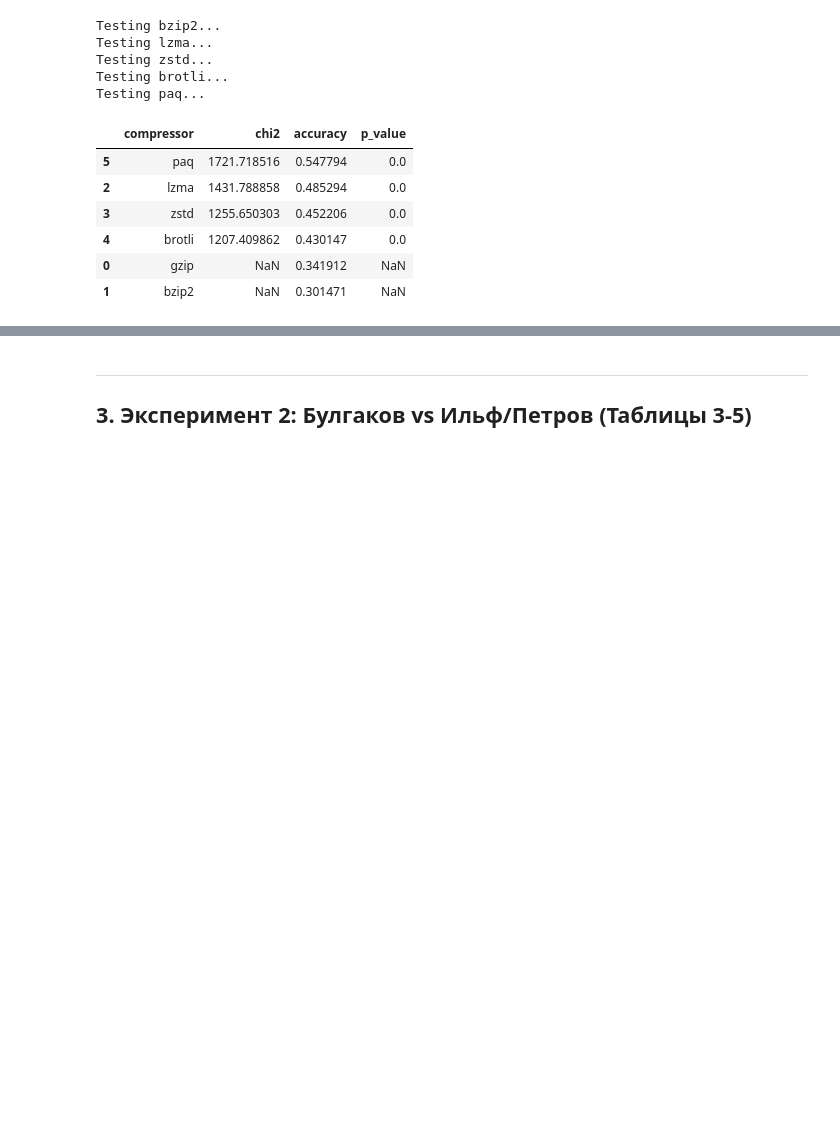
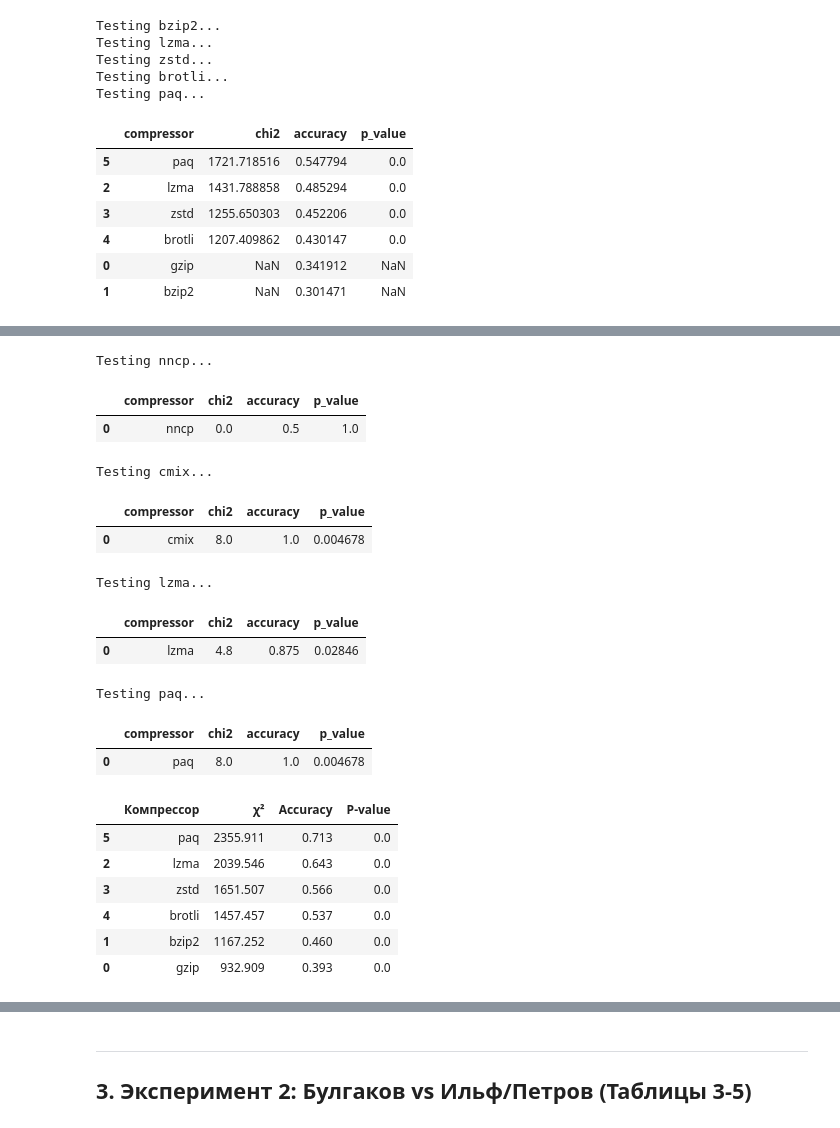
Before and after one commit to revlze/compression-authorship, a Jupyter notebook: experiments.ipynb, the cells around one changed output, grey strips where cells are left out. Saved outputs shown, nothing was run; the diff lists cells and outputs as text; code cells hidden in the pictures; blank space fills up the shorter version.

Commit message:
feat+refactor: refactor implementaion of compressor_comparison

```diff
--- a/experiments.ipynb
+++ b/experiments.ipynb
@@ -217,0 +270,77 @@ Testing paq...
+# %%
+def compare_compressors(authors, preprocess_type, n_slices, compression_types):
+    results = []
+    compressor_levels = {
+        'gzip': 5, 'bzip2': 5, 'lzma': 5,
+        'zstd': 9, 'brotli': 5, 'paq': 1,
+
+        'cmix': 1,'nncp': 3
+    }
+    for compressor, lvl in compressor_levels.items():
+        if compressor in compression_types:
+            try:
+                print(f"Testing {compressor}...")
+                res = run_experiment(authors, preprocess_type, n_slices, compressor, lvl)
+                results.append({
+                    'compressor': compressor,
+                    'chi2': res['chi2'],
+                    'accuracy': res['accuracy'],
+                    'p_value': res['p_value']
+                })
+                # Освобождаем память после нейросетевых компрессоров
+                if compressor in ('paq', 'llm', 'ts_zip'):
+                    clear_model_cache()
+            except Exception as e:
+                print(f"Error with {compressor}: {e}")
+    return pd.DataFrame(results).sort_values('chi2', ascending=False)
+# %%
+compressor_comparison = compare_compressors(curr_authors, 'origcase_withpunct_withstop', N_SLICES, compression_types=['nncp'])
+compressor_comparison
+# %% [output]
+Testing nncp...
+|  | compressor | chi2 | accuracy | p_value |
+| 0 | nncp | 0.0 | 0.5 | 1.0 |
+# %%
+compressor_comparison = compare_compressors(curr_authors, 'origcase_withpunct_withstop', N_SLICES, compression_types=['cmix'])
+compressor_comparison
+# %% [output]
+Testing cmix...
+|  | compressor | chi2 | accuracy | p_value |
+| 0 | cmix | 8.0 | 1.0 | 0.004678 |
+# %%
+compressor_comparison = compare_compressors(curr_authors, 'origcase_withpunct_withstop', N_SLICES, compression_types=['lzma'])
+compressor_comparison
+# %% [output]
+Testing lzma...
+|  | compressor | chi2 | accuracy | p_value |
+| 0 | lzma | 4.8 | 0.875 | 0.02846 |
+# %%
+compressor_comparison = compare_compressors(curr_authors, 'origcase_withpunct_withstop', N_SLICES, compression_types=['paq'])
+compressor_comparison
+# %% [output]
+Testing paq...
+|  | compressor | chi2 | accuracy | p_value |
+| 0 | paq | 8.0 | 1.0 | 0.004678 |
+# %%
+present_table = compressor_comparison.copy()
+
+# Переименовываем столбцы
+present_table = present_table.rename(columns={
+    'compressor': 'Компрессор',
+    'chi2': 'χ²',
+    'accuracy': 'Accuracy',
+    'p_value': 'P-value'
+})
+
+present_table['χ²'] = present_table['χ²'].round(3)
+present_table['Accuracy'] = present_table['Accuracy'].round(3)
+
+present_table
+# %% [output]
+|  | Компрессор | χ² | Accuracy | P-value |
+| 5 | paq | 2355.911 | 0.713 | 0.0 |
+| 2 | lzma | 2039.546 | 0.643 | 0.0 |
+| 3 | zstd | 1651.507 | 0.566 | 0.0 |
+| 4 | brotli | 1457.457 | 0.537 | 0.0 |
+| 1 | bzip2 | 1167.252 | 0.460 | 0.0 |
+| 0 | gzip | 932.909 | 0.393 | 0.0 |
```
Also changed, not shown: parts of 5 cells of this notebook.
